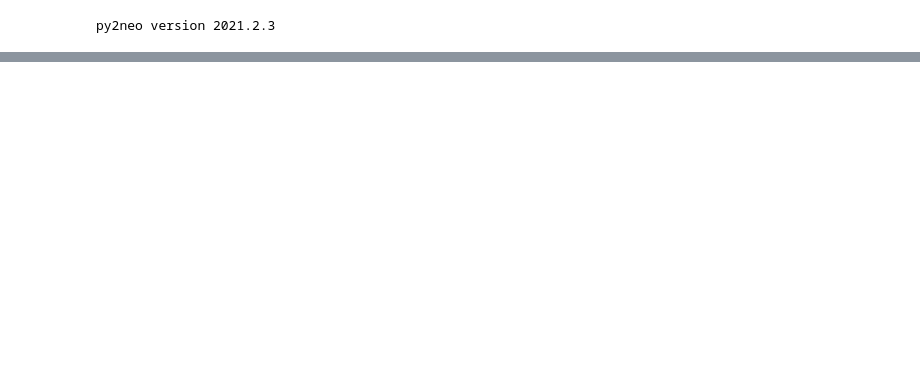
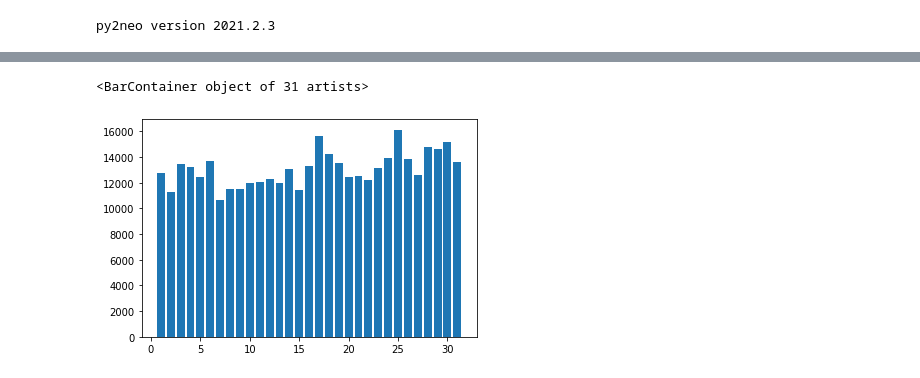
Before and after one commit to rodrigallardo/twitter-uy, a Jupyter notebook: consultas.ipynb, the cells around one changed output, grey strips where cells are left out. Saved outputs shown, nothing was run; the diff lists cells and outputs as text; code cells hidden in the pictures; blank space fills up the shorter version.

```diff
--- a/consultas.ipynb
+++ b/consultas.ipynb
@@ -93,0 +111,13 @@ result_cons
+# %%
+# usuarios con más seguidores
+
+consulta = (
+    "match (u:User) -[r:TWEETED]-> (t:Tweet) "
+    "with u, count(t) as tweets_in_uy_conversation, u.name as name, u.followers as followers "
+    "return name, followers, tweets_in_uy_conversation "
+    "order by followers desc "
+    "limit 25;"
+)
+
+result_cons = graph.run(consulta).to_data_frame()
+result_cons
@@ -93,0 +142,13 @@ result_cons
+# %%
+# hashtags más usados
+
+consulta = (
+    "match (t:Tweet) -[r:TAG]-> (h:Hashtag) "
+    "with h, count(r) as hashtag_count "
+    "return h.tag, hashtag_count "
+    "order by hashtag_count desc "
+    "limit 25;"
+)
+
+result_cons=graph.run(consulta).to_data_frame()
+result_cons
@@ -93,0 +173,17 @@ result_cons
+# %%
+# tweet volume by day of the month
+
+consulta = (
+    "match (t:Tweet) "
+    "with (datetime(t.created_at) - duration({hours: 3})).day as day, count(t) as total_tweets "
+    "return day, total_tweets "
+    "order by day asc;"
+)
+
+result_cons=graph.run(consulta).to_data_frame()
+result_cons
+
+plt.bar(x=result_cons.day, height=result_cons.total_tweets)
+# %% [output]
+<BarContainer object of 31 artists>
+[figure, added]
```
Also changed, not shown: parts of 12 cells of this notebook.
